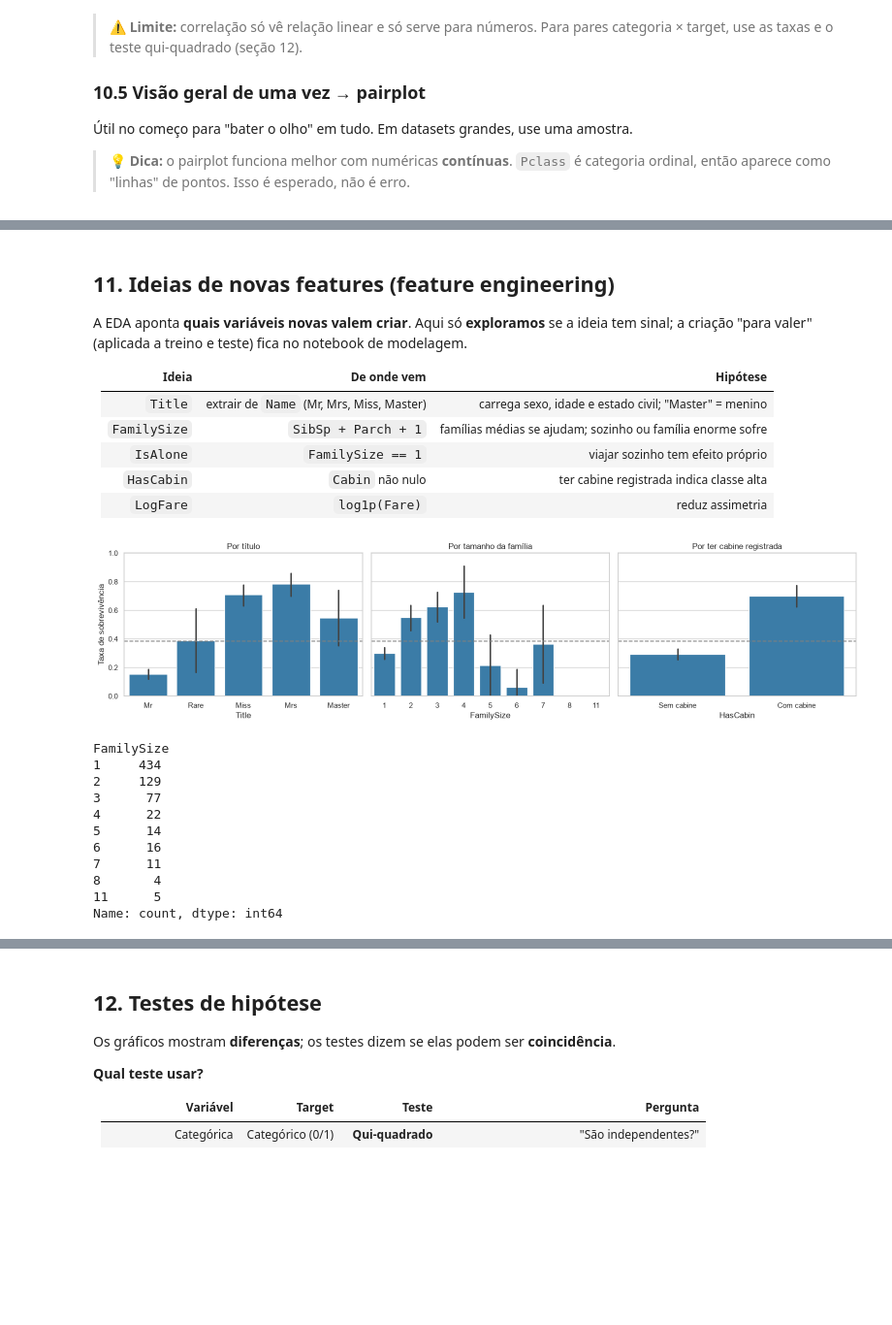
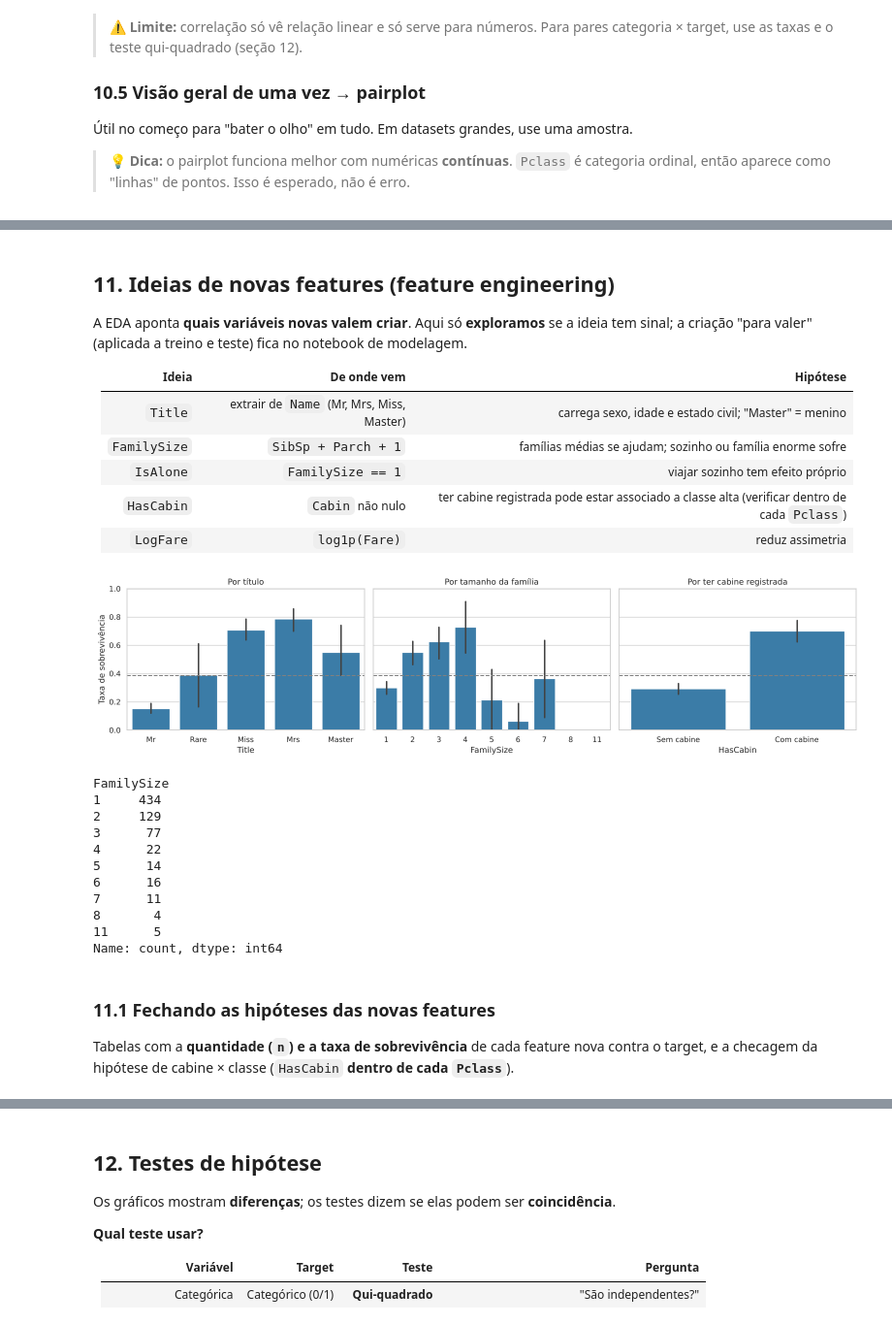
Before and after one commit to Brendalu2005/titanic-survival-classification, a Jupyter notebook: notebooks/02_eda.ipynb, the cells around one changed output, grey strips where cells are left out. Shown at 97% size. Saved outputs shown, nothing was run; the diff lists cells and outputs as text; code cells hidden in the pictures; blank space fills up the shorter version.

```diff
--- a/notebooks/02_eda.ipynb
+++ b/notebooks/02_eda.ipynb
@@ -645,40 +660,41 @@ A EDA aponta **quais variáveis novas valem criar**. Aqui só **exploramos** se
 | `Title` | extrair de `Name` (Mr, Mrs, Miss, Master) | carrega sexo, idade e estado civil; "Master" = menino |
 | `FamilySize` | `SibSp + Parch + 1` | famílias médias se ajudam; sozinho ou família enorme sofre |
 | `IsAlone` | `FamilySize == 1` | viajar sozinho tem efeito próprio |
-| `HasCabin` | `Cabin` não nulo | ter cabine registrada indica classe alta |
+| `HasCabin` | `Cabin` não nulo | ter cabine registrada pode estar associado a classe alta (verificar dentro de cada `Pclass`) |
 | `LogFare` | `log1p(Fare)` | reduz assimetria |
 # %%
 eda = train.copy()   # cópia só para explorar
 
 # Title: pega a palavra entre a vírgula e o ponto. Ex.: "Braund, Mr. Owen" -> "Mr"
 eda["Title"] = eda["Name"].str.extract(r",\s*([^\.]+)\.", expand=False).str.strip()
 eda["Title"] = eda["Title"].replace({"Mlle": "Miss", "Ms": "Miss", "Mme": "Mrs"})
 comuns = ["Mr", "Mrs", "Miss", "Master"]
 eda.loc[~eda["Title"].isin(comuns), "Title"] = "Rare"
 
 eda["FamilySize"] = eda["SibSp"] + eda["Parch"] + 1
 eda["IsAlone"] = (eda["FamilySize"] == 1).astype(int)
 eda["HasCabin"] = eda["Cabin"].notna().astype(int)
 
 fig, axes = plt.subplots(1, 3, figsize=(16, 4), sharey=True)
 ordem_titulo = ["Mr", "Rare", "Miss", "Mrs", "Master"]
-sns.barplot(data=eda, x="Title", y="Survived", order=ordem_titulo, color="#2980b9", ax=axes[0])
+sns.barplot(data=eda, x="Title", y="Survived", order=ordem_titulo, color="#2980b9", seed=SEED, ax=axes[0])
 axes[0].set_title("Por título")
-sns.barplot(data=eda, x="FamilySize", y="Survived", color="#2980b9", ax=axes[1])
+sns.barplot(data=eda, x="FamilySize", y="Survived", color="#2980b9", seed=SEED, ax=axes[1])
 axes[1].set_title("Por tamanho da família")
-sns.barplot(data=eda, x="HasCabin", y="Survived", color="#2980b9", ax=axes[2])
+sns.barplot(data=eda, x="HasCabin", y="Survived", color="#2980b9", seed=SEED, ax=axes[2])
+axes[2].set_xticks([0, 1])
 axes[2].set_xticklabels(["Sem cabine", "Com cabine"])
 axes[2].set_title("Por ter cabine registrada")
 for ax in axes:
     ax.set_ylabel("Taxa de sobrevivência")
     ax.set_ylim(0, 1)
     ax.axhline(train["Survived"].mean(), color="gray", ls="--")
 plt.tight_layout()
 plt.show()
 
 print(eda["FamilySize"].value_counts().sort_index())
 # %% [output]
-[figure, old version]
+[figure, new version]
 FamilySize
 1     434
 2     129
@@ -690,3 +706,7 @@ FamilySize
 8       4
 11      5
 Name: count, dtype: int64
+# %% [markdown]
+### 11.1 Fechando as hipóteses das novas features
+
+Tabelas com a **quantidade (`n`) e a taxa de sobrevivência** de cada feature nova contra o target, e a checagem da hipótese de cabine × classe (`HasCabin` **dentro de cada `Pclass`**).
```
Also changed, not shown: parts of 28 cells of this notebook, 22 other files.
